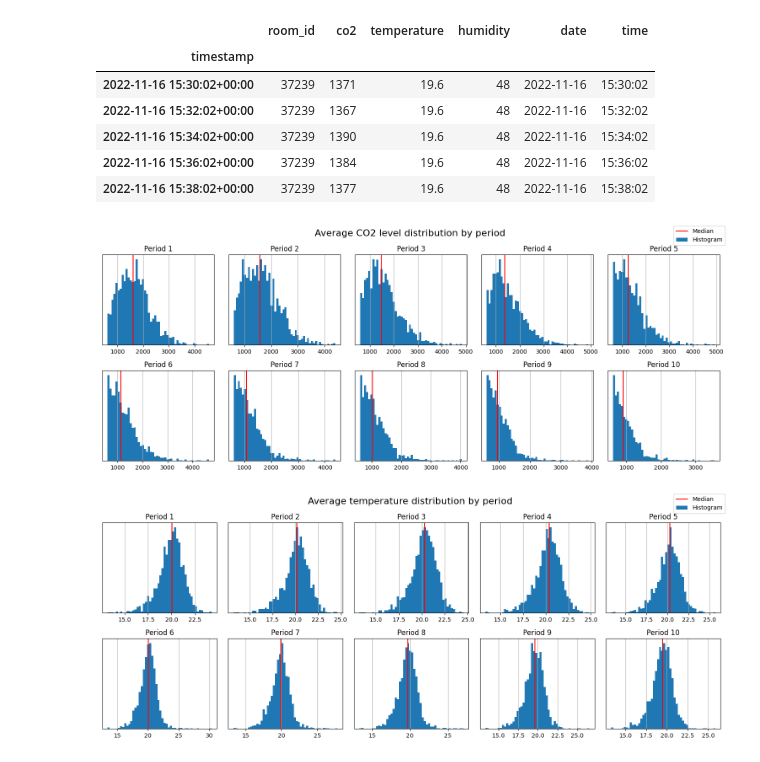
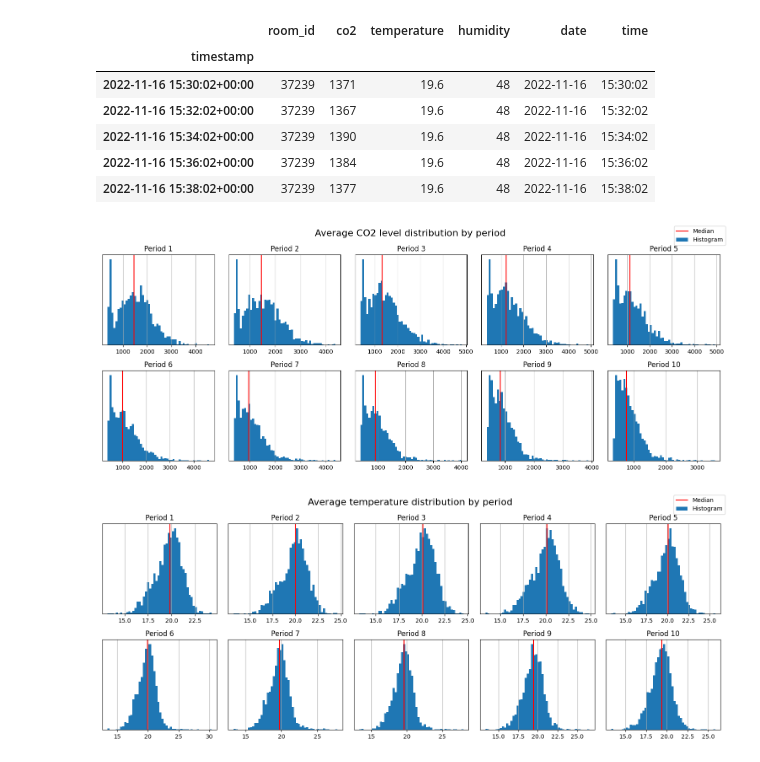
Before and after one commit to jekabsGritans/co2_dati, a Jupyter notebook: notebook.ipynb, the cells around one changed output. Cells and saved outputs as stored; diff of their text form; code cells hidden in the pictures.

```diff
--- a/notebook.ipynb
+++ b/notebook.ipynb
@@ -19,7 +19,7 @@ df['date'] = df.index.date
 df['time'] = df.index.time
 
 df = df[df['co2'] < 5000]
-df = df[df['co2'] > 600]
+# df = df[df['co2'] > 600]
 df = df[df['temperature'].notna()]
 df.head()
 # %% [output]
@@ -46,36 +46,37 @@ df = df[df['lesson'] != -1]
 df.drop(columns=['minutes'], inplace=True)
 
 lesson_df = df.groupby(['room_id', 'date', 'lesson']).mean(numeric_only=True).reset_index()
 lesson_df.head()
 
-
+lesson_df.date = pd.to_datetime(lesson_df.date)
+lesson_df['weekday'] = lesson_df.date.dt.dayofweek
 
 fig, axs = plt.subplots(2, 5, figsize=(15, 6))
 for i, ax in enumerate(axs.flatten()):
     ax.set_title(f"Period {i+1}")
     lesson_df[lesson_df['lesson'] == i+1].co2.hist(ax=ax, bins=50)
     ax.axvline(lesson_df[lesson_df['lesson'] == i+1].co2.median(), color='red')
     ax.get_yaxis().set_visible(False)
 
 fig.legend(['Median', 'Histogram'], loc='upper right')
 plt.suptitle('Average CO2 level distribution by period', fontsize=16)
 plt.tight_layout()
 plt.show()
 
 fig, axs = plt.subplots(2, 5, figsize=(15, 6))
 for i, ax in enumerate(axs.flatten()):
     ax.set_title(f"Period {i+1}")
     lesson_df[lesson_df['lesson'] == i+1].temperature.hist(ax=ax, bins=50)
     ax.axvline(lesson_df[lesson_df['lesson'] == i+1].temperature.median(), color='red')
     ax.get_yaxis().set_visible(False)
 
 fig.legend(['Median', 'Histogram'], loc='upper right')
 plt.suptitle('Average temperature distribution by period', fontsize=16)
 plt.tight_layout()
 plt.show()
 # %% [output]
-[figure, old version]
+[figure, new version]
-[figure, old version]
+[figure, new version]
 # %%
 lesson_df['z_temp'] = lesson_df.groupby(['room_id', 'date'])['temperature'].transform(lambda x: (x - x.mean()) / x.std())
 lesson_df['z_hum'] = lesson_df.groupby(['room_id', 'date'])['humidity'].transform(lambda x: (x - x.mean()) / x.std())
```
Also changed, not shown: parts of 4 cells of this notebook, 1 other file.
